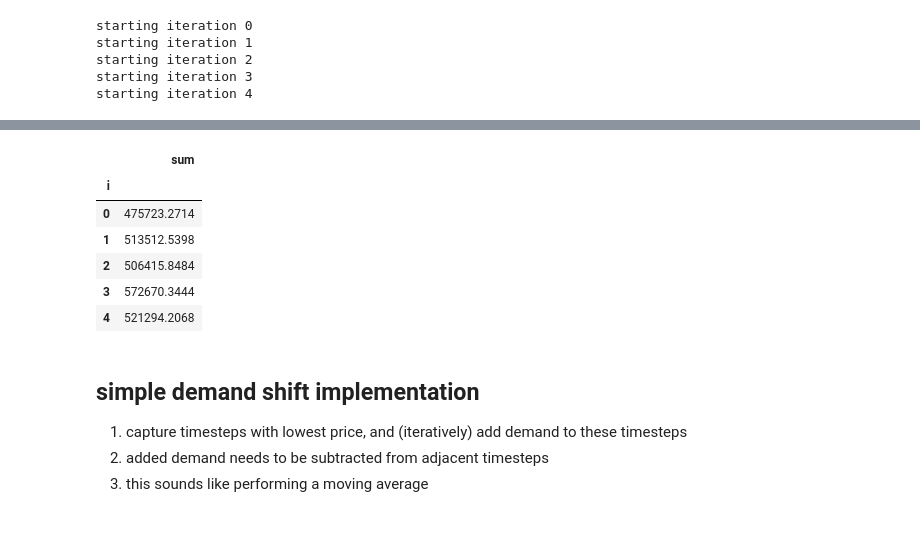
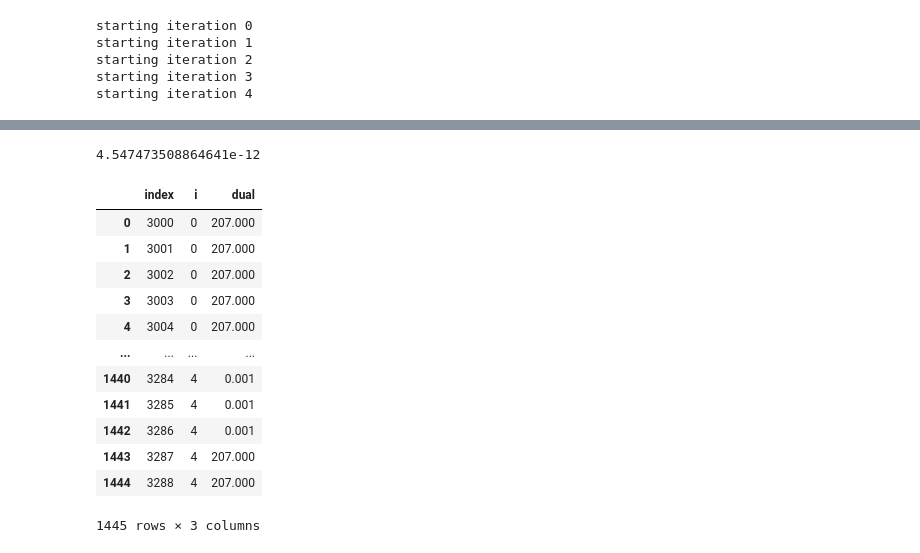
Before and after one commit to david-huck/ontario_esm, a Jupyter notebook: ontario_esm.ipynb, the cells around one changed output, grey strips where cells are left out. Cells and saved outputs as stored; diff of their text form; code cells hidden in the pictures.

```diff
--- a/ontario_esm.ipynb
+++ b/ontario_esm.ipynb
@@ -451,10 +529,0 @@ px.line(dr_iter_df, x="hour", y="sum", color="i")
-# %%
-dr_iter_df[["sum","i"]].abs().groupby(["i"]).sum()
-# %% [output]
-|  | sum |
-| i |  |
-| 0 | 475723.2714 |
-| 1 | 513512.5398 |
-| 2 | 506415.8484 |
-| 3 | 572670.3444 |
-| 4 | 521294.2068 |
@@ -461 +532,24 @@ dr_iter_df[["sum","i"]].abs().groupby(["i"]).sum()
+# %%
+all_drs[0].sum()
+# %% [output]
+4.547473508864641e-12
+# %%
+prices_df = pd.concat(all_prices, axis=1)
+prices_df.columns = range(n_iterations)
+prices_df = prices_df.melt(var_name="i", value_name="dual", ignore_index=False).reset_index()
+prices_df
+# %% [output]
+|  | index | i | dual |
+| 0 | 3000 | 0 | 207.000 |
+| 1 | 3001 | 0 | 207.000 |
+| 2 | 3002 | 0 | 207.000 |
+| 3 | 3003 | 0 | 207.000 |
+| 4 | 3004 | 0 | 207.000 |
+| ... | ... | ... | ... |
+| 1440 | 3284 | 4 | 0.001 |
+| 1441 | 3285 | 4 | 0.001 |
+| 1442 | 3286 | 4 | 0.001 |
+| 1443 | 3287 | 4 | 207.000 |
+| 1444 | 3288 | 4 | 207.000 |
+1445 rows × 3 columns
 # %%
@@ -476,6 +565,0 @@ fig.update_layout(width=600, height=400)
-# %% [markdown]
-## simple demand shift implementation
-
-1) capture timesteps with lowest price, and (iteratively) add demand to these timesteps
-2) added demand needs to be subtracted from adjacent timesteps
-3) this sounds like performing a moving average
```
Also changed, not shown: parts of 29 cells of this notebook, 2 other files.
